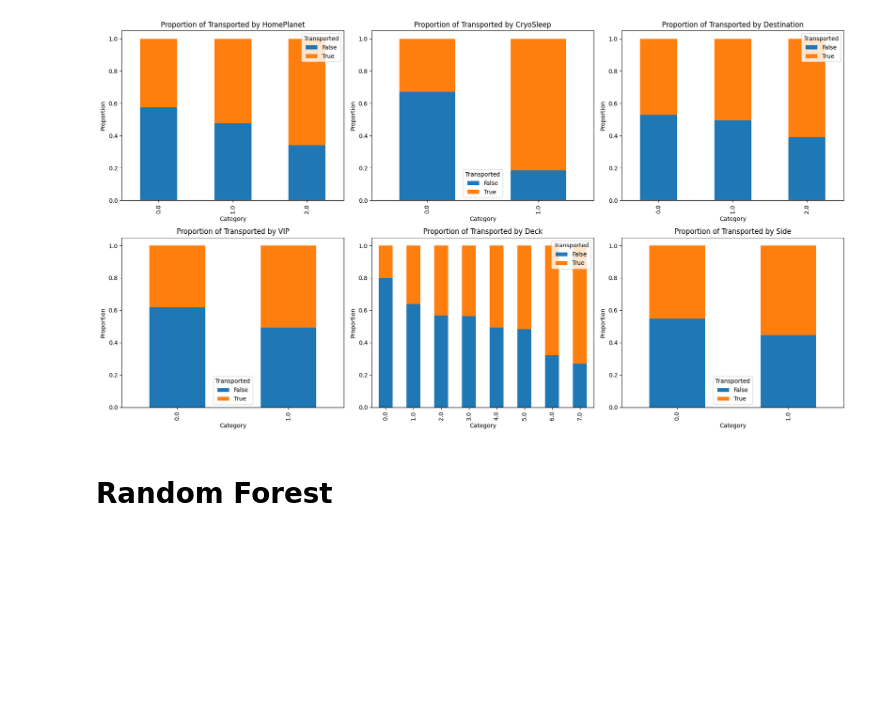
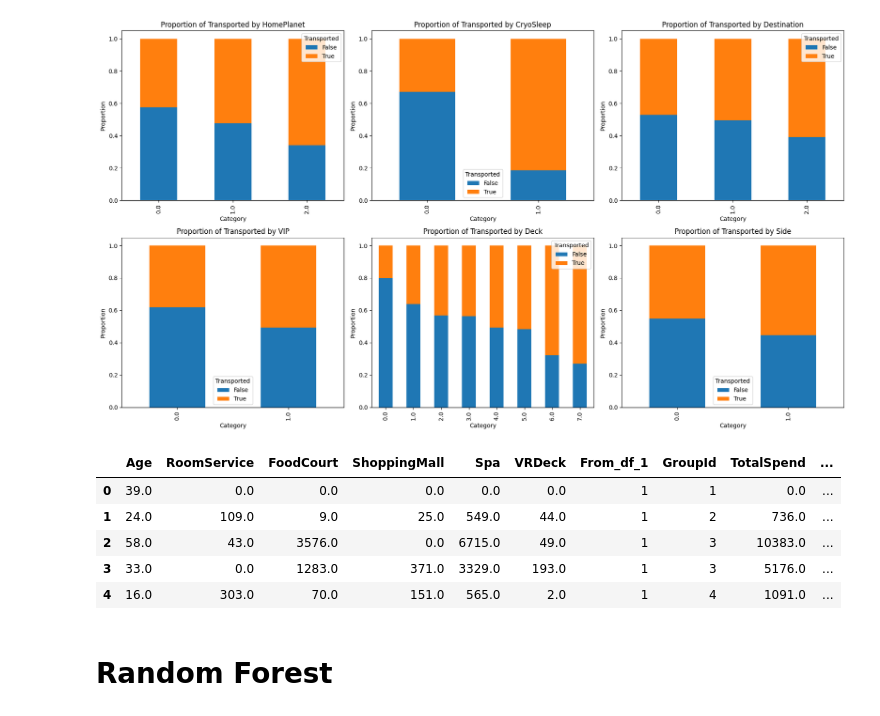
Before and after one commit to samcohen1/BigMenDoingASecondProject, a Jupyter notebook: project.ipynb, the cells around one changed output. Cells and saved outputs as stored; diff of their text form; code cells hidden in the pictures; blank space fills up the shorter version.

```diff
--- a/project.ipynb
+++ b/project.ipynb
@@ -600 +602,3 @@ Accuracy on VIP: 0.9724912824486633
+# %%
+all_df['TotalSpend'] = all_df['RoomService'] + all_df['FoodCourt'] + all_df['ShoppingMall'] + all_df['Spa'] + all_df['VRDeck']
 # %%
@@ -603,13 +628,17 @@ all_df.isna().sum()
+# %%
+all_df['IsUnderaged'] = (all_df['Age'] < 13).astype(int)
 # %% [markdown]
 # Data Encoding
 # %%
-#Break all_data into categorical and numerical dataframes
+#final break all_data into categorical and numerical dataframes
 categorical_df = all_df.select_dtypes(include=['object', 'bool'])
 numerical_df = all_df.select_dtypes(include=['int64', 'float64'])
 
 ##Remove Name and Room_Number from categorical_df
+numerical_df['Room_Number'] = categorical_df['Room_Number'].astype(int)
 categorical_df = categorical_df.drop(columns=['Name', 'Room_Number'])
 
-categorical_df.columns
+print(categorical_df.columns)
+print(numerical_df.columns)
 # %% [output]
 Index(['HomePlanet', 'CryoSleep', 'Destination', 'VIP', 'Deck', 'Side'], dtype='object')
@@ -692,6 +722,22 @@ plt.tight_layout()
 plt.show()
 # %% [output]
 [figure]
+# %%
+# Create a MinMaxScaler object
+scaler = MinMaxScaler()
+# Fit the scaler to the data and transform it
+encoded_df_normalized = pd.DataFrame(scaler.fit_transform(categorical_df_encoded), columns=categorical_df_encoded.columns)
+# encoding
+encoded_df = pd.concat([numerical_df, encoded_df_normalized], axis=1)
+
+encoded_df.head()
+# %% [output]
+|  | Age | RoomService | FoodCourt | ShoppingMall | Spa | VRDeck | From_df_1 | GroupId | TotalSpend | ... |
+| 0 | 39.0 | 0.0 | 0.0 | 0.0 | 0.0 | 0.0 | 1 | 1 | 0.0 | ... |
+| 1 | 24.0 | 109.0 | 9.0 | 25.0 | 549.0 | 44.0 | 1 | 2 | 736.0 | ... |
+| 2 | 58.0 | 43.0 | 3576.0 | 0.0 | 6715.0 | 49.0 | 1 | 3 | 10383.0 | ... |
+| 3 | 33.0 | 0.0 | 1283.0 | 371.0 | 3329.0 | 193.0 | 1 | 3 | 5176.0 | ... |
+| 4 | 16.0 | 303.0 | 70.0 | 151.0 | 565.0 | 2.0 | 1 | 4 | 1091.0 | ... |
 # %% [markdown]
 # Random Forest
 # %%
```
Also changed, not shown: parts of 9 cells of this notebook.
